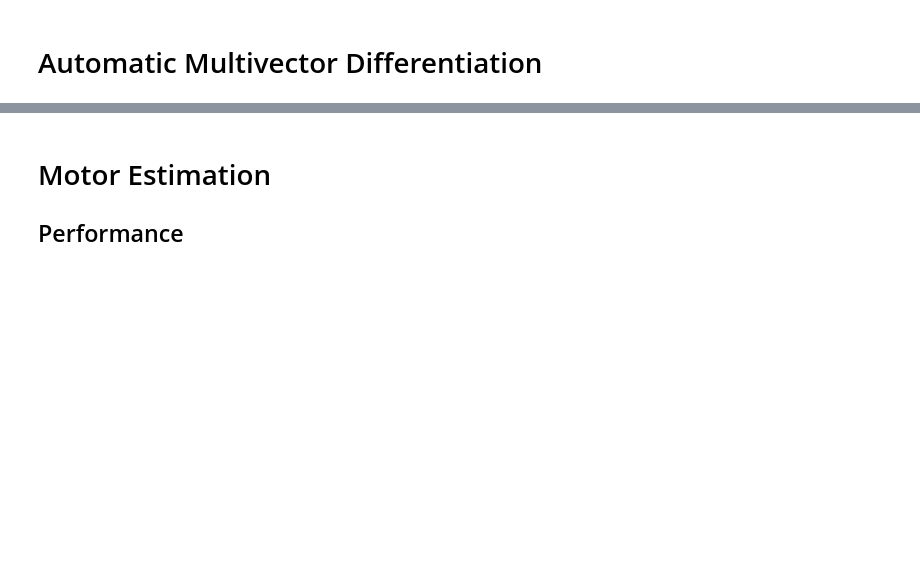
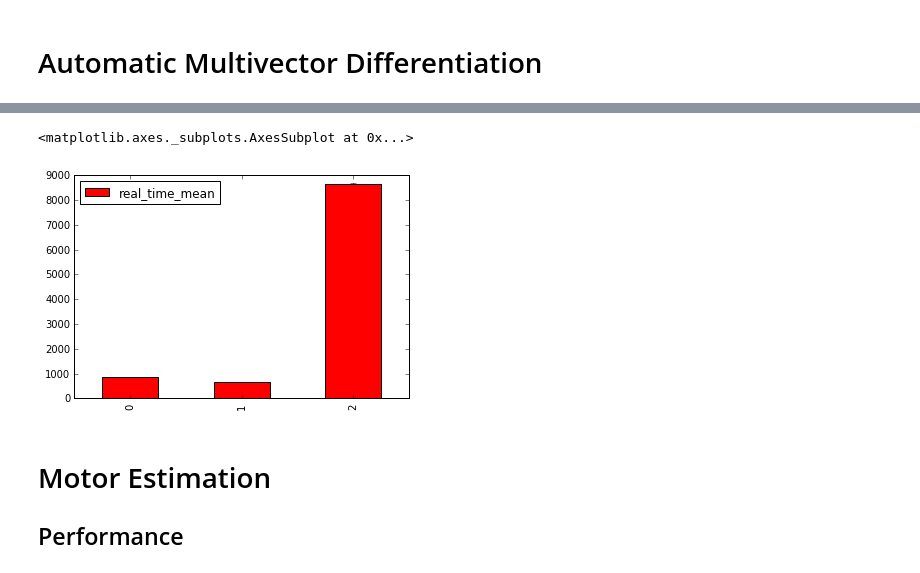
Before and after one commit to tingelst/game, a Jupyter notebook: python/1-Automatic-Multivector-Differentiation-and-Optimization.ipynb, the cells around one changed output, grey strips where cells are left out. Cells and saved outputs as stored; diff of their text form; code cells hidden in the pictures; blank space fills up the shorter version.

Commit message:
More benchmarks!

```diff
--- a/python/1-Automatic-Multivector-Differentiation-and-Optimization.ipynb
+++ b/python/1-Automatic-Multivector-Differentiation-and-Optimization.ipynb
@@ -105,3 +95,18 @@ print(benchmarks['benchmarks'][0]['real_time'])
+# %%
+results.append(benchmark_results('Adept', 'Forward', 'Versor',(5,8),'BM_AdeptMotorSpinPointJacobianForward', num_repetitions))
+# %%
+results.append(benchmark_results('Ceres', 'Forward', 'Versor',(3,4),'BM_CeresRotorSpinPointJacobian', num_repetitions))
+# %%
+results.append(benchmark_results('Adept', 'Forward', 'Versor',(3,4),'BM_AdeptRotorSpinPointJacobianForward', num_repetitions))
+# %%
+df_ad = pd.DataFrame(results)
+df_ad.transpose()
+# %%
+df_ad.plot(y='real_time_mean', yerr='real_time_stddev', kind='bar', color='red')
+# df_ad.plot(y='cpu_time_mean', yerr='cpu_time_stddev', kind='bar')
+# %% [output]
+<matplotlib.axes._subplots.AxesSubplot at 0x...>
+[figure, added]
 # %% [markdown]
 # Motor Estimation
 ## Performance
```
Also changed, not shown: parts of 34 cells of this notebook, 4 other files.
